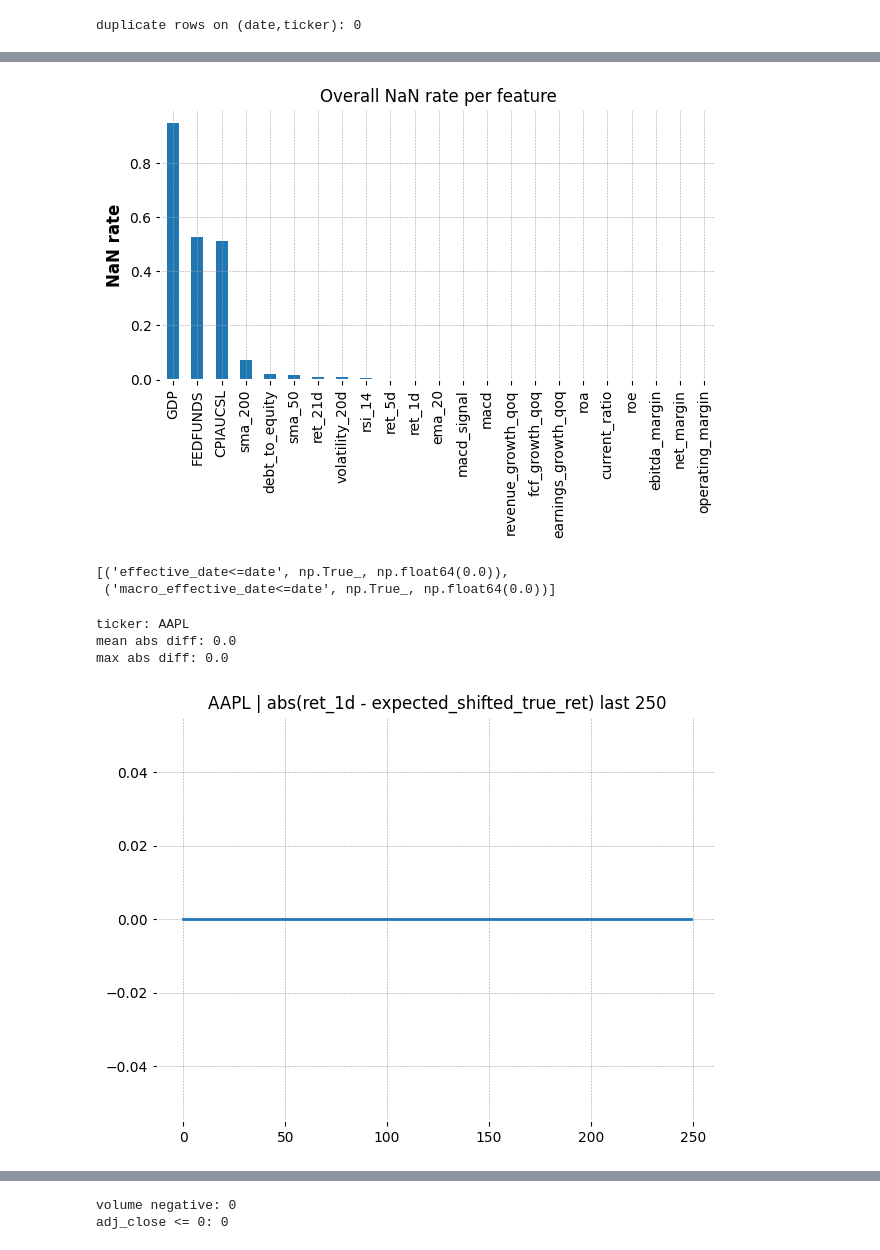
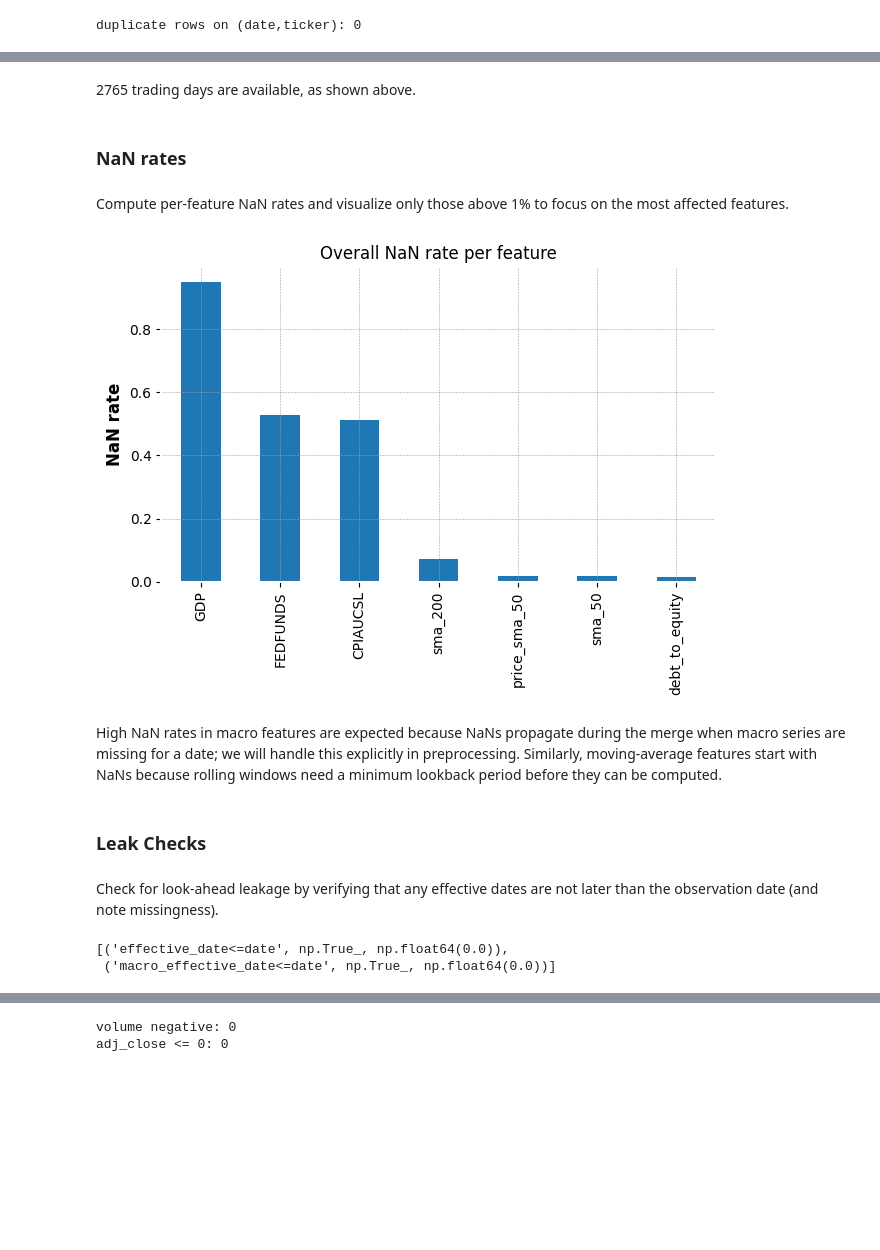
Before and after one commit to IgorDragone/hybrid-stock-prediction-thesis, a Jupyter notebook: notebooks/01_sanity_check.ipynb, the cells around one changed output, grey strips where cells are left out. Cells and saved outputs as stored; diff of their text form; code cells hidden in the pictures; blank space fills up the shorter version.

```diff
--- a/notebooks/01_sanity_check.ipynb
+++ b/notebooks/01_sanity_check.ipynb
@@ -152,15 +209,30 @@ checking columns: ['sma_50', 'sma_200', 'ema_20', 'rsi_14', 'macd', 'macd_signal
+# %% [markdown]
+2765 trading days are available, as shown above.
+# %% [markdown]
+### NaN rates
+# %% [markdown]
+Compute per-feature NaN rates and visualize only those above 1% to focus on the most affected features.
 # %%
 # %NaN per feature overall
-overall_na = df[cols_to_check].isna().mean().sort_values(ascending=False)
+overall_na = df.isna().mean().sort_values(ascending=False)
+
+# Let's keep only those wirth a NaN rate of > 0.01
+overall_na = overall_na[overall_na > 0.01]
 
 plt.figure()
 overall_na.plot(kind="bar")
 plt.title("Overall NaN rate per feature")
 plt.ylabel("NaN rate")
 plt.tight_layout()
 plt.show()
 # %% [output]
-[figure, old version]
+[figure, new version]
+# %% [markdown]
+High NaN rates in macro features are expected because NaNs propagate during the merge when macro series are missing for a date; we will handle this explicitly in preprocessing. Similarly, moving-average features start with NaNs because rolling windows need a minimum lookback period before they can be computed.
+# %% [markdown]
+### Leak Checks
+# %% [markdown]
+Check for look-ahead leakage by verifying that any effective dates are not later than the observation date (and note missingness).
 # %%
 leak_checks = []
 
@@ -178,25 +250,3 @@ leak_checks
 # %% [output]
 [('effective_date<=date', np.True_, np.float64(0.0)),
  ('macro_effective_date<=date', np.True_, np.float64(0.0))]
-# %%
-ticker = sorted(df["ticker"].unique())[0]
-t = df[df["ticker"] == ticker].sort_values("date").copy()
-
-true_ret = t["adj_close"].pct_change(1)
-expected = true_ret.shift(1)
-
-diff = (t["ret_1d"] - expected).abs().dropna()
-print("ticker:", ticker)
-print("mean abs diff:", diff.mean())
-print("max abs diff:", diff.max())
-
-plt.figure()
-diff.tail(250).reset_index(drop=True).plot()
-plt.title(f"{ticker} | abs(ret_1d - expected_shifted_true_ret) last 250")
-plt.tight_layout()
-plt.show()
-# %% [output]
-ticker: AAPL
-mean abs diff: 0.0
-max abs diff: 0.0
-[figure, removed]
```
Also changed, not shown: parts of 64 cells of this notebook.
